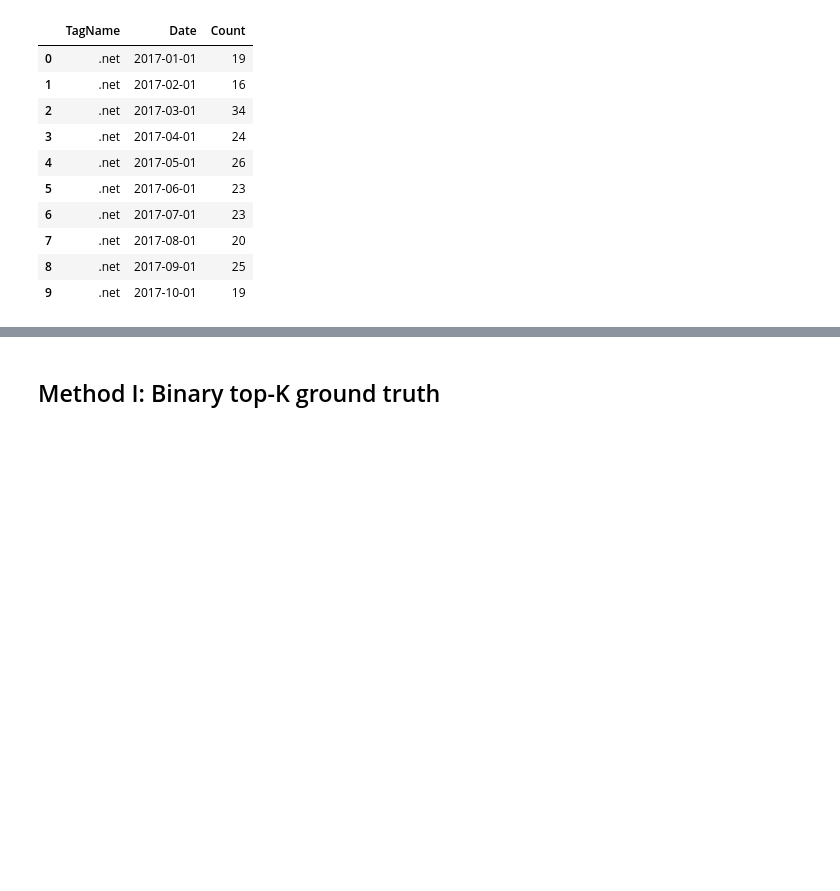
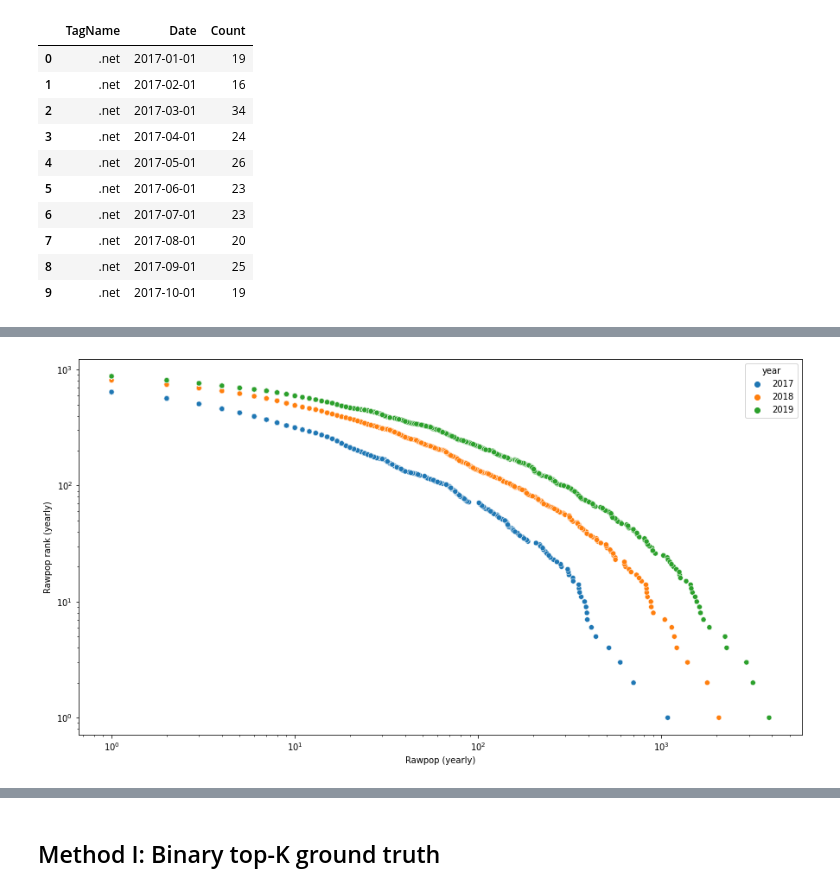
Before and after one commit to RamtinYazdanian/job_skill_trend_analysis, a Jupyter notebook: notebooks/emerging_skill_analysis.ipynb, the cells around one changed output, grey strips where cells are left out. Cells and saved outputs as stored; diff of their text form; code cells hidden in the pictures; blank space fills up the shorter version.

```diff
--- a/notebooks/emerging_skill_analysis.ipynb
+++ b/notebooks/emerging_skill_analysis.ipynb
@@ -139,0 +164,16 @@ monthly_skill_data.shape
+# %%
+plt.subplots(1,1,figsize=(15,8))
+aggregated_by_year_rawpop = \
+        monthly_skill_data.assign(year=monthly_skill_data.Date.apply(lambda x: x.split('-')[0])).\
+                                  groupby(['year', 'TagName']).sum().reset_index()
+rawpop_ranked = aggregated_by_year_rawpop.assign(Ranking=
+                    aggregated_by_year_rawpop[['year', 'TagName', 'Count']].\
+                         groupby('year').rank(ascending=False).Count)
+sns.scatterplot(data=rawpop_ranked,
+                x='Count', y='Ranking', hue='year')
+plt.xlabel('Rawpop (yearly)')
+plt.ylabel('Rawpop rank (yearly)')
+plt.xscale('log')
+plt.yscale('log')
+# %% [output]
+[figure, added]
```
Also changed, not shown: parts of 42 cells of this notebook, 1 other file.
